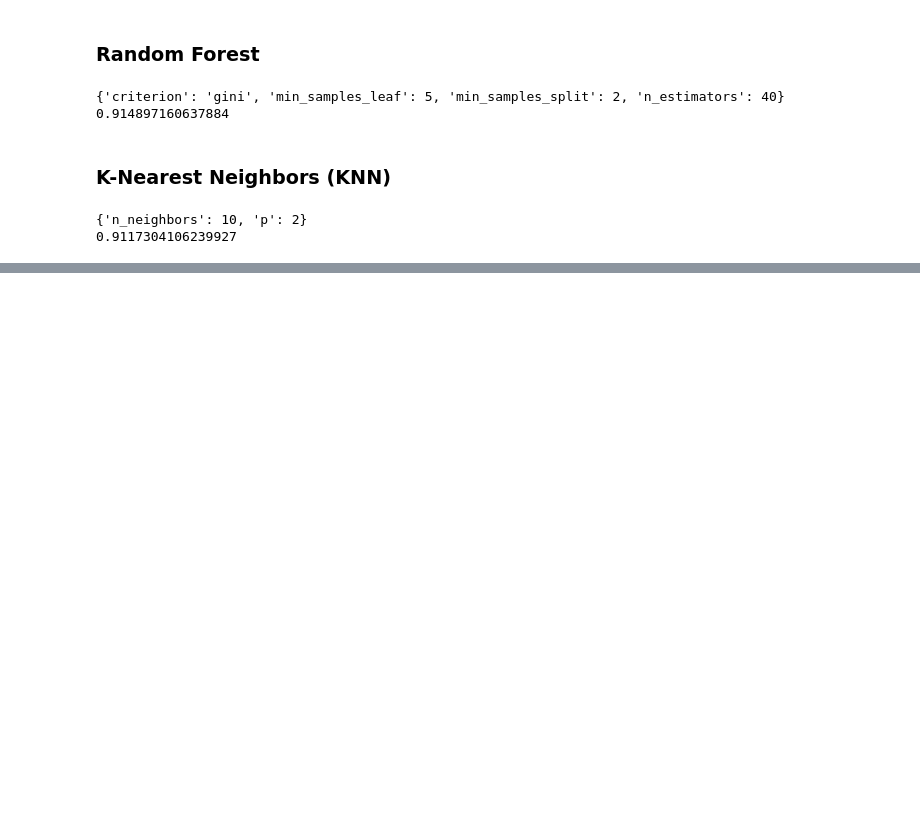
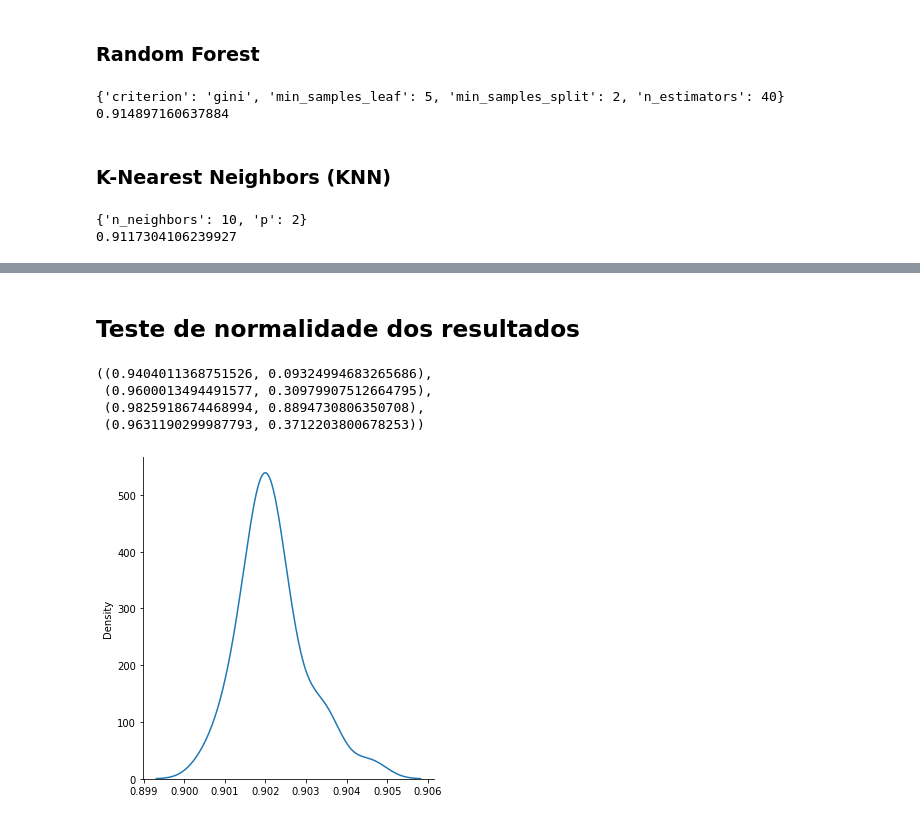
Before and after one commit to jeffersonlbsb/classification_model_example, a Jupyter notebook: heart_disease_prediction.ipynb, the cells around one changed output, grey strips where cells are left out. Saved outputs shown, nothing was run; the diff lists cells and outputs as text; code cells hidden in the pictures; blank space fills up the shorter version.

```diff
--- a/heart_disease_prediction.ipynb
+++ b/heart_disease_prediction.ipynb
@@ -70,4 +77,4 @@ dados
 # %% [markdown]
 - Deixarei apenas 30.000 linhas desse banco de dados, pois já é suficiente para fins de demonstração.
 # %%
-dados = dados.drop(range(29999,319795))
+dados = dados.drop(range(30000,319795))
@@ -348,9 +372,9 @@ print(melhor_resultado)
 # %%
-parametros = {'tol': [0.0001, 0.00001],
-              'C': [1.0, 2.0],
-              'kernel': ['rbf', 'linear', 'poly', 'sigmoid']}
+parametros = {'tol': [0.0001, 0.00001, 0.000001],
+              'C': [1.0, 1.5, 2.0],
+              'solver': ['lbfgs', 'sag', 'saga']}
 # %%
-grid_search = GridSearchCV(estimator=SVC(), param_grid=parametros)
+grid_search = GridSearchCV(estimator=LogisticRegression(), param_grid=parametros)
 grid_search.fit(explicativas, resposta)
 melhores_parametros = grid_search.best_params_
 melhor_resultado = grid_search.best_score_
@@ -358,0 +412,28 @@ print(melhor_resultado)
+# %%
+resultados_arvore = []
+resultados_floresta = []
+resultados_knn = []
+resultados_logistica = []
+
+for i in range(30):
+  print(i)
+  kfold = KFold(n_splits=10, shuffle=True, random_state=i)
+
+  #decision tree
+  arvore = DecisionTreeClassifier(criterion='gini', min_samples_leaf=5, min_samples_split=5, splitter='random')
+  scores = cross_val_score(arvore, explicativas, resposta, cv = kfold)
+  resultados_arvore.append(scores.mean())
+
+  #random forest
+  random_forest = RandomForestClassifier(criterion = 'gini', min_samples_leaf = 5, min_samples_split=2, n_estimators = 40)
+  scores = cross_val_score(random_forest, explicativas, resposta, cv = kfold)
+  resultados_floresta.append(scores.mean())
+
+  #knn
+  knn = KNeighborsClassifier(n_neighbors = 10, p = 2)
+  scores = cross_val_score(knn, explicativas, resposta, cv = kfold)
+  resultados_knn.append(scores.mean())
+  #regressão logistica
+  logistica = LogisticRegression(C = 1.0, solver = 'lbfgs', tol = 0.0001)
+  scores = cross_val_score(logistica, explicativas, resposta, cv = kfold)
+  resultados_logistica.append(scores.mean())
@@ -358,0 +584,13 @@ print(melhor_resultado)
+# %% [markdown]
+## Teste de normalidade dos resultados
+# %%
+shapiro(resultados_arvore), shapiro(resultados_floresta), shapiro(resultados_knn), shapiro(resultados_logistica)
+# %% [output]
+((0.9404011368751526, 0.09324994683265686),
+ (0.9600013494491577, 0.30979907512664795),
+ (0.9825918674468994, 0.8894730806350708),
+ (0.9631190299987793, 0.3712203800678253))
+# %%
+sns.displot(resultados_arvore, kind = 'kde');
+# %% [output]
+[figure, added]
```
Also changed, not shown: parts of 61 cells of this notebook.
